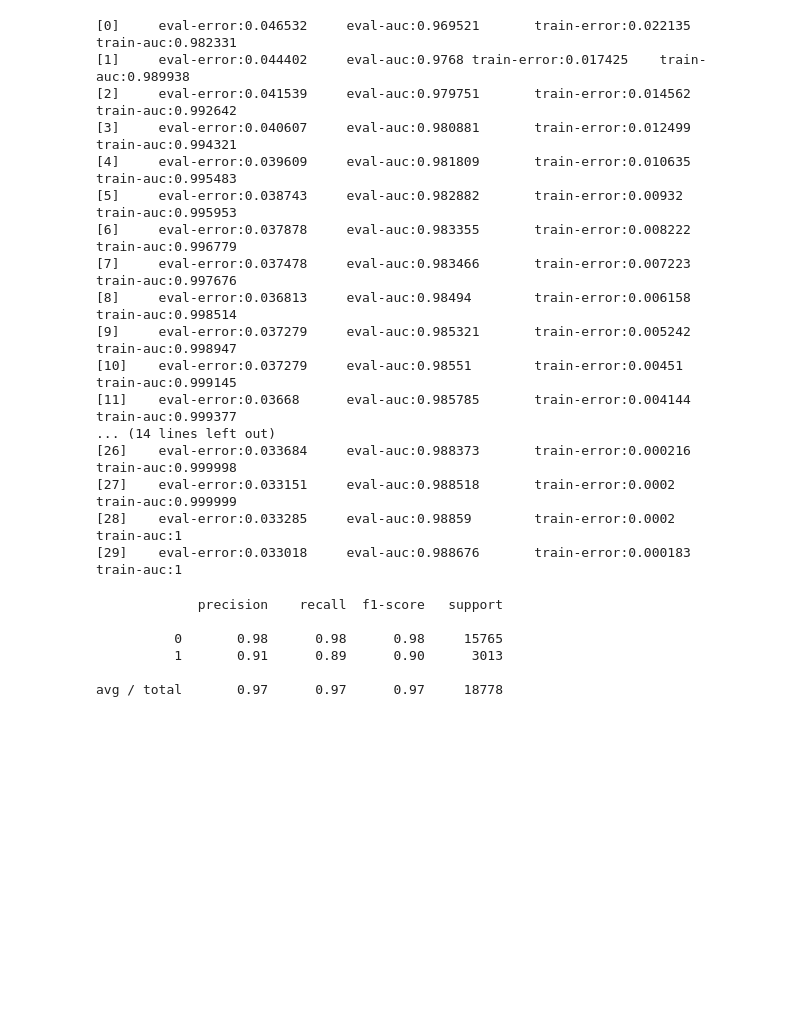
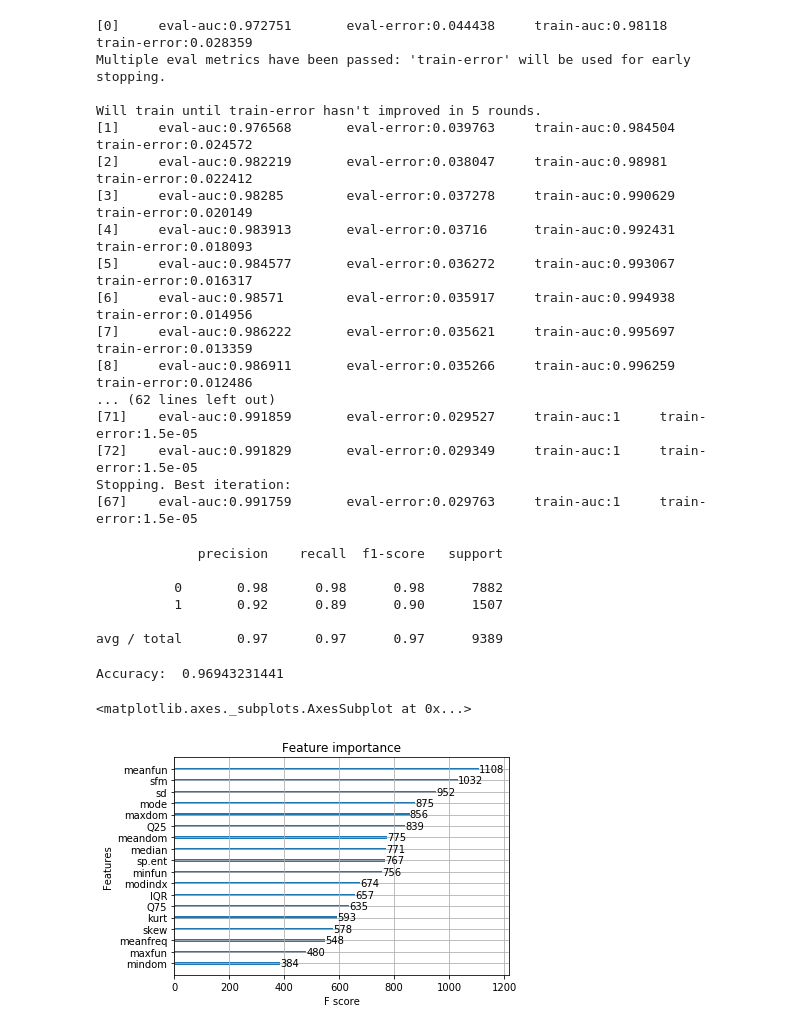
Before and after one commit to RSPB/mfmodel, a Jupyter notebook: model.ipynb, the cells around one changed output. Drawn from its saved outputs; the diff is of its cells as text; code cells hidden in the pictures; blank space fills up the shorter version.

```diff
--- a/model.ipynb
+++ b/model.ipynb
@@ -15,16 +16,16 @@ equal_no_samples_in_each_class = False
 datapath = '/home/tracek/Data/gender/gender_warbler.csv'
 seed = 42
 
-params = {'max_depth': 13,
+params = {'max_depth': 10,
           'n_estimators': 1000,
           'objective': 'binary:logistic',
           'eval_metric': ['auc', 'error'],
-          'nthread': 15}
+          'gamma': 0.1}
 
 test_fraction = 0.1
 val_fraction = 0.2
 # %%
-data = pd.read_csv(datapath).drop(['centroid', 'filename'], axis=1) # centroid corresponds to meanfreq
+data = pd.read_csv(datapath).drop(['centroid', 'dfrange', 'filename'], axis=1) # centroid corresponds to meanfreq
 male_df_len = len(data[data['label'] == 0])
 female_df_len = len(data[data['label'] == 1])
 # %%
@@ -44,25 +45,25 @@ else:
 dtrain = xg.DMatrix(X_train, label=y_train)
 dval = xg.DMatrix(X_val, label=y_val)
 evallist = [(dval, 'eval'), (dtrain, 'train')]
-model = xg.train(params=params, dtrain=dtrain, num_boost_round=30, evals=evallist)
+model = xg.train(params=params, dtrain=dtrain, num_boost_round=100, evals=evallist, early_stopping_rounds=5)
 # %% [output]
-[0]     eval-error:0.046532     eval-auc:0.969521       train-error:0.022135    train-auc:0.982331
-[1]     eval-error:0.044402     eval-auc:0.9768 train-error:0.017425    train-auc:0.989938
-[2]     eval-error:0.041539     eval-auc:0.979751       train-error:0.014562    train-auc:0.992642
-[3]     eval-error:0.040607     eval-auc:0.980881       train-error:0.012499    train-auc:0.994321
-[4]     eval-error:0.039609     eval-auc:0.981809       train-error:0.010635    train-auc:0.995483
-[5]     eval-error:0.038743     eval-auc:0.982882       train-error:0.00932     train-auc:0.995953
-[6]     eval-error:0.037878     eval-auc:0.983355       train-error:0.008222    train-auc:0.996779
-[7]     eval-error:0.037478     eval-auc:0.983466       train-error:0.007223    train-auc:0.997676
-[8]     eval-error:0.036813     eval-auc:0.98494        train-error:0.006158    train-auc:0.998514
-[9]     eval-error:0.037279     eval-auc:0.985321       train-error:0.005242    train-auc:0.998947
-[10]    eval-error:0.037279     eval-auc:0.98551        train-error:0.00451     train-auc:0.999145
-[11]    eval-error:0.03668      eval-auc:0.985785       train-error:0.004144    train-auc:0.999377
-... (14 lines left out)
-[26]    eval-error:0.033684     eval-auc:0.988373       train-error:0.000216    train-auc:0.999998
-[27]    eval-error:0.033151     eval-auc:0.988518       train-error:0.0002      train-auc:0.999999
-[28]    eval-error:0.033285     eval-auc:0.98859        train-error:0.0002      train-auc:1
-[29]    eval-error:0.033018     eval-auc:0.988676       train-error:0.000183    train-auc:1
+[0]     eval-auc:0.972751       eval-error:0.044438     train-auc:0.98118       train-error:0.028359
+Multiple eval metrics have been passed: 'train-error' will be used for early stopping.
+
+Will train until train-error hasn't improved in 5 rounds.
+[1]     eval-auc:0.976568       eval-error:0.039763     train-auc:0.984504      train-error:0.024572
+[2]     eval-auc:0.982219       eval-error:0.038047     train-auc:0.98981       train-error:0.022412
+[3]     eval-auc:0.98285        eval-error:0.037278     train-auc:0.990629      train-error:0.020149
+[4]     eval-auc:0.983913       eval-error:0.03716      train-auc:0.992431      train-error:0.018093
+[5]     eval-auc:0.984577       eval-error:0.036272     train-auc:0.993067      train-error:0.016317
+[6]     eval-auc:0.98571        eval-error:0.035917     train-auc:0.994938      train-error:0.014956
+[7]     eval-auc:0.986222       eval-error:0.035621     train-auc:0.995697      train-error:0.013359
+[8]     eval-auc:0.986911       eval-error:0.035266     train-auc:0.996259      train-error:0.012486
+... (62 lines left out)
+[71]    eval-auc:0.991859       eval-error:0.029527     train-auc:1     train-error:1.5e-05
+[72]    eval-auc:0.991829       eval-error:0.029349     train-auc:1     train-error:1.5e-05
+Stopping. Best iteration:
+[67]    eval-auc:0.991759       eval-error:0.029763     train-auc:1     train-error:1.5e-05
 # %%
 y_pred_prob = model.predict(dtest)
 y_pred = (y_pred_prob > 0.5).astype(int)
@@ -74,7 +75,18 @@ print(r)
 # %% [output]
              precision    recall  f1-score   support
 
-          0       0.98      0.98      0.98     15765
-          1       0.91      0.89      0.90      3013
+          0       0.98      0.98      0.98      7882
+          1       0.92      0.89      0.90      1507
 
-avg / total       0.97      0.97      0.97     18778
+avg / total       0.97      0.97      0.97      9389
+# %%
+print('Accuracy: ', acc)
+# %% [output]
+Accuracy:  0.96943231441
+# %%
+model.feature_names = [name.replace(' ', '') for name in model.feature_names]
+# %%
+xg.plot_importance(model)
+# %% [output]
+<matplotlib.axes._subplots.AxesSubplot at 0x...>
+[figure, added]
```
Also changed, not shown: parts of 3 cells of this notebook, 4 other files.
